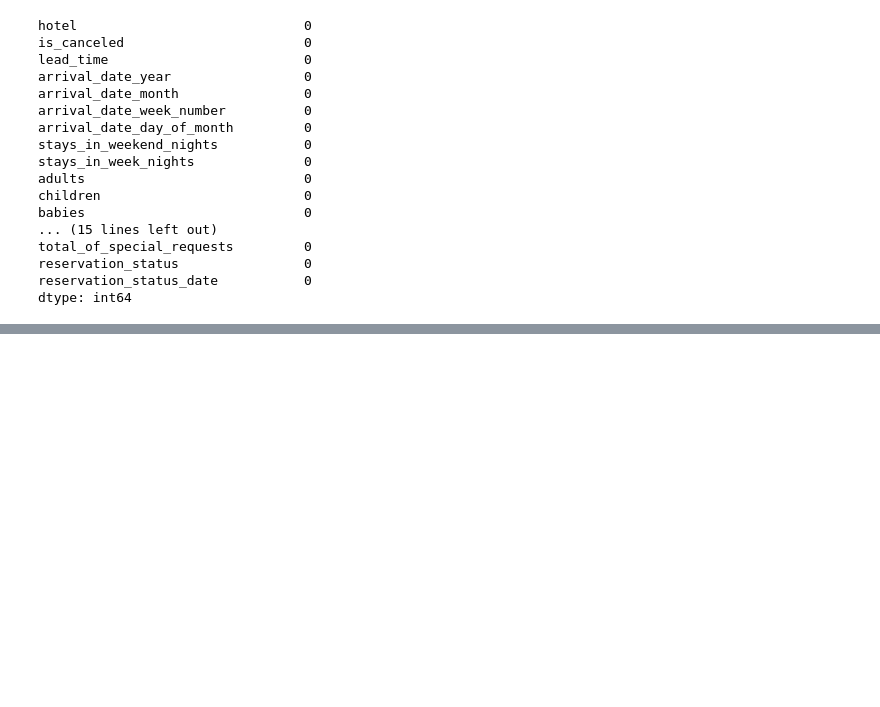
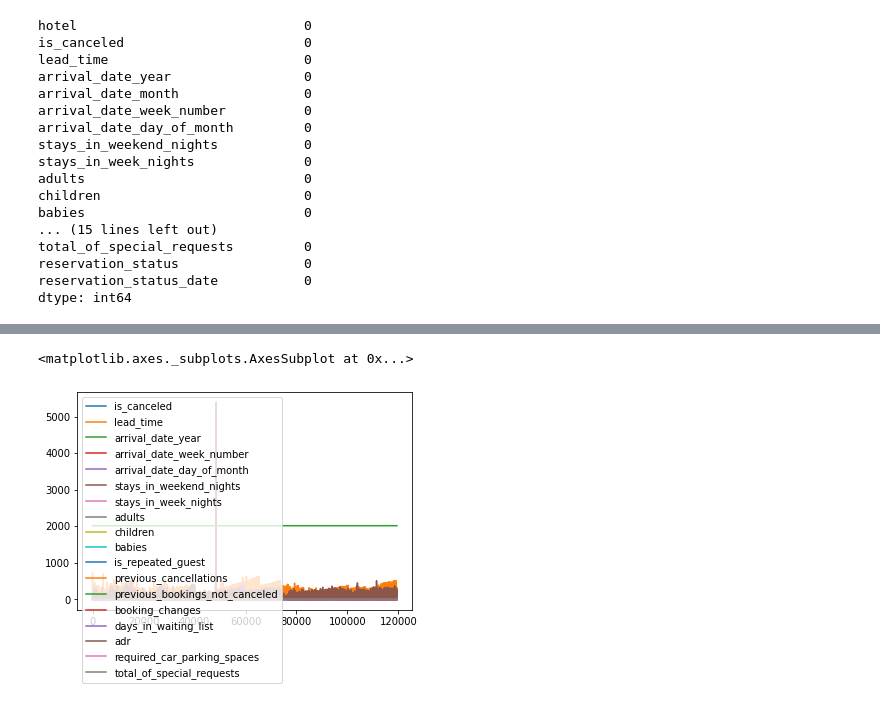
Before and after one commit to Robin-Rego/Hotel-Booking-Data-Analysis, a Jupyter notebook: Robin_Rego_Hotel_Booking_Analysis_Capstone_Project.ipynb, the cells around one changed output, grey strips where cells are left out. Saved outputs shown, nothing was run; the diff lists cells and outputs as text; code cells hidden in the pictures; blank space fills up the shorter version.

```diff
--- a/Robin_Rego_Hotel_Booking_Analysis_Capstone_Project.ipynb
+++ b/Robin_Rego_Hotel_Booking_Analysis_Capstone_Project.ipynb
@@ -107,0 +120,5 @@ df.describe()
+# %%
+df.plot()
+# %% [output]
+<matplotlib.axes._subplots.AxesSubplot at 0x...>
+[figure, added]
```
Also changed, not shown: parts of 83 cells of this notebook.
